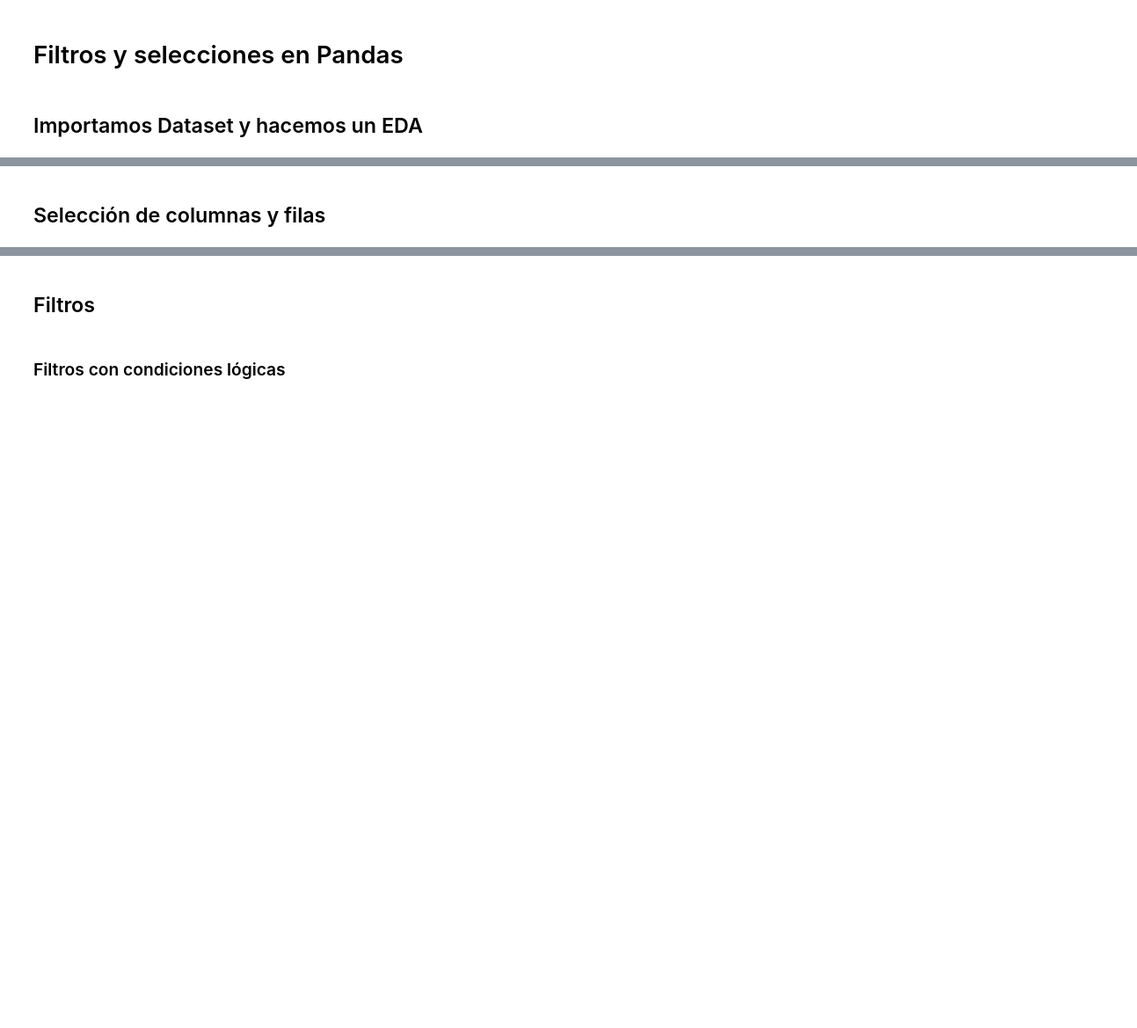
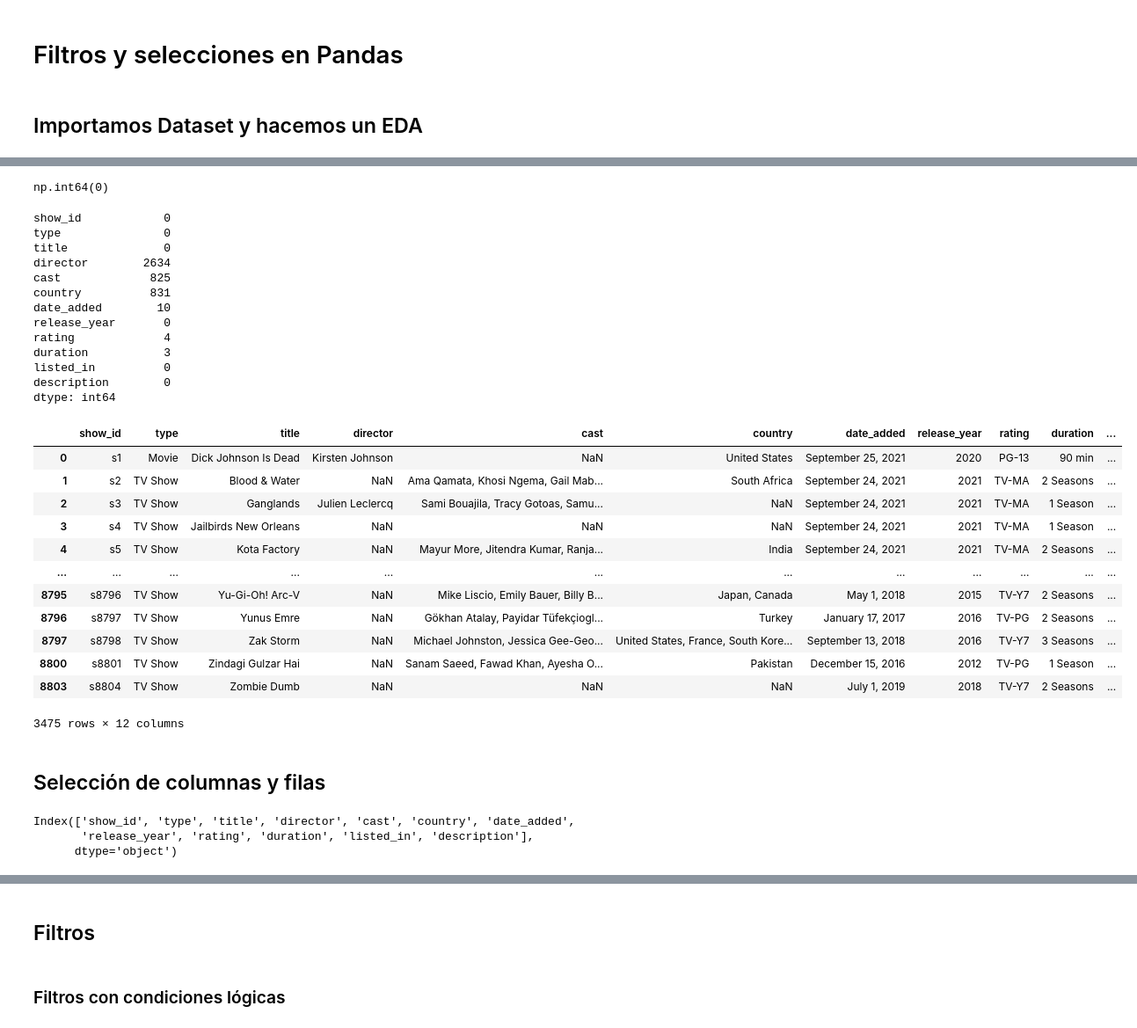
Before and after one commit to FerJGit/TT-2C2025-Data-Analitycs-Notebooks, a Jupyter notebook: Clase_6/Mis_Archivos/Clase_06_NB1.ipynb, the cells around one changed output, grey strips where cells are left out. Shown at 88% size. Saved outputs shown, nothing was run; the diff lists cells and outputs as text; code cells hidden in the pictures; blank space fills up the shorter version.

```diff
--- a/Clase_6/Mis_Archivos/Clase_06_NB1.ipynb
+++ b/Clase_6/Mis_Archivos/Clase_06_NB1.ipynb
@@ -21,10 +52,47 @@ df = pd.read_csv("/content/drive/MyDrive/datasets/netflix_titles.csv")
 # %%
-# Rápida exploración de
+# Rápida exploración de duplicados
+df.duplicated().sum()
+# %% [output]
+np.int64(0)
 # %%
 # Rápida exploración de nulos
+print(df.isnull().sum())
+df[df.isnull().any(axis=1)]
+# %% [output]
+show_id            0
+type               0
+title              0
+director        2634
+cast             825
+country          831
+date_added        10
+release_year       0
+rating             4
+duration           3
+listed_in          0
+description        0
+dtype: int64
+|  | show_id | type | title | director | cast | country | date_added | release_year | rating | duration | ... |
+| 0 | s1 | Movie | Dick Johnson Is Dead | Kirsten Johnson | NaN | United States | September 25, 2021 | 2020 | PG-13 | 90 min | ... |
+| 1 | s2 | TV Show | Blood & Water | NaN | Ama Qamata, Khosi Ngema, Gail Mab... | South Africa | September 24, 2021 | 2021 | TV-MA | 2 Seasons | ... |
+| 2 | s3 | TV Show | Ganglands | Julien Leclercq | Sami Bouajila, Tracy Gotoas, Samu... | NaN | September 24, 2021 | 2021 | TV-MA | 1 Season | ... |
+| 3 | s4 | TV Show | Jailbirds New Orleans | NaN | NaN | NaN | September 24, 2021 | 2021 | TV-MA | 1 Season | ... |
+| 4 | s5 | TV Show | Kota Factory | NaN | Mayur More, Jitendra Kumar, Ranja... | India | September 24, 2021 | 2021 | TV-MA | 2 Seasons | ... |
+| ... | ... | ... | ... | ... | ... | ... | ... | ... | ... | ... | ... |
+| 8795 | s8796 | TV Show | Yu-Gi-Oh! Arc-V | NaN | Mike Liscio, Emily Bauer, Billy B... | Japan, Canada | May 1, 2018 | 2015 | TV-Y7 | 2 Seasons | ... |
+| 8796 | s8797 | TV Show | Yunus Emre | NaN | Gökhan Atalay, Payidar Tüfekçiogl... | Turkey | January 17, 2017 | 2016 | TV-PG | 2 Seasons | ... |
+| 8797 | s8798 | TV Show | Zak Storm | NaN | Michael Johnston, Jessica Gee-Geo... | United States, France, South Kore... | September 13, 2018 | 2016 | TV-Y7 | 3 Seasons | ... |
+| 8800 | s8801 | TV Show | Zindagi Gulzar Hai | NaN | Sanam Saeed, Fawad Khan, Ayesha O... | Pakistan | December 15, 2016 | 2012 | TV-PG | 1 Season | ... |
+| 8803 | s8804 | TV Show | Zombie Dumb | NaN | NaN | NaN | July 1, 2019 | 2018 | TV-Y7 | 2 Seasons | ... |
+3475 rows × 12 columns
 # %% [markdown]
 ## Selección de columnas y filas
 # %%
 # Visualizar columnas
+df.columns
+# %% [output]
+Index(['show_id', 'type', 'title', 'director', 'cast', 'country', 'date_added',
+       'release_year', 'rating', 'duration', 'listed_in', 'description'],
+      dtype='object')
 # %%
 # Observar o filtrar una columna
```
Also changed, not shown: parts of 25 cells of this notebook.
